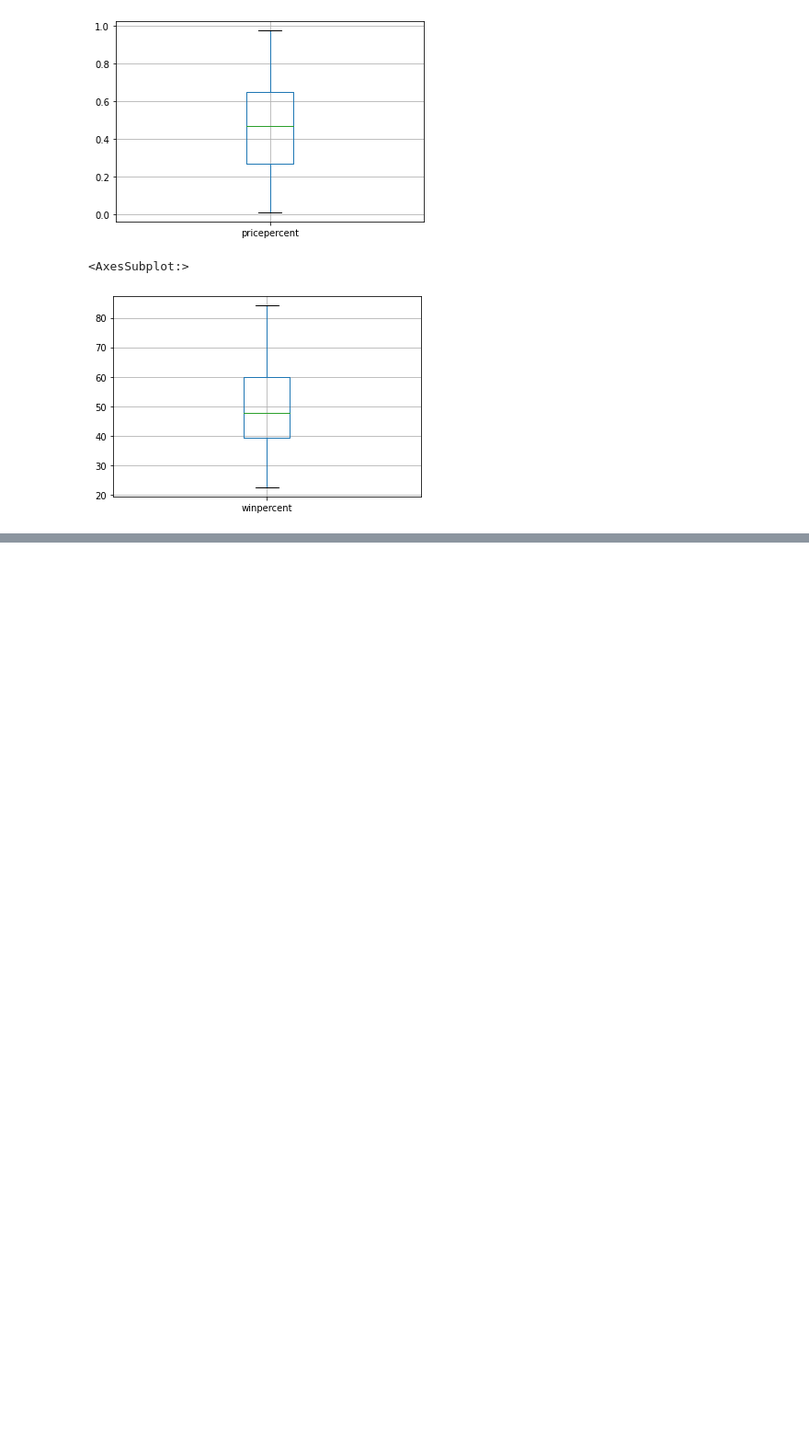
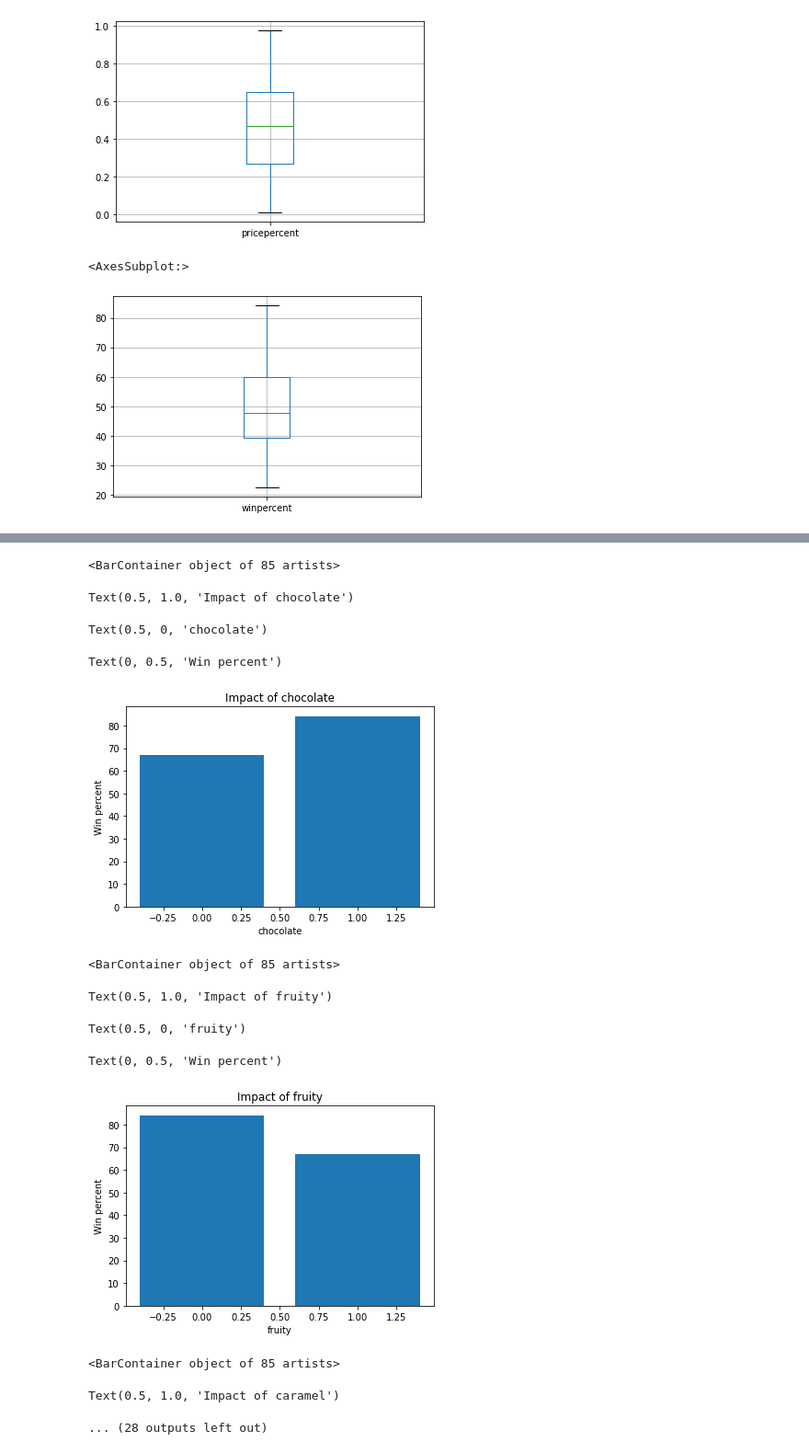
Before and after one commit to YoAr/EAI6040_Module3, a Jupyter notebook: Module3_yogesh.ipynb, the cells around one changed output, grey strips where cells are left out. Shown at 92% size. Drawn from its saved outputs; the diff is of its cells as text; code cells hidden in the pictures; blank space fills up the shorter version.

```diff
--- a/Module3_yogesh.ipynb
+++ b/Module3_yogesh.ipynb
@@ -158,0 +273,30 @@ candy_df.boxplot(column=['winpercent'])
+# %%
+ingredients = ['chocolate',
+               'fruity',
+               'caramel',
+               'peanutyalmondy',
+               'nougat',
+               'crispedricewafer',
+               'hard',
+               'bar', ]
+for item in ingredients:
+    plt.bar(candy_df[item], candy_df['winpercent'], alpha=1)
+    plt.title("Impact of "+str(item))
+    plt.xlabel(str(item))
+    plt.ylabel("Win percent")
+    plt.show()
+    # sns.barplot(x=candy_df[item], y=candy_df['winpercent']).set_title("Impact of "+str(item))
+# %% [output]
+<BarContainer object of 85 artists>
+Text(0.5, 1.0, 'Impact of chocolate')
+Text(0.5, 0, 'chocolate')
+Text(0, 0.5, 'Win percent')
+[figure, added]
+<BarContainer object of 85 artists>
+Text(0.5, 1.0, 'Impact of fruity')
+Text(0.5, 0, 'fruity')
+Text(0, 0.5, 'Win percent')
+[figure, added]
+<BarContainer object of 85 artists>
+Text(0.5, 1.0, 'Impact of caramel')
+... (28 outputs left out)
```
Also changed, not shown: parts of 12 cells of this notebook.
